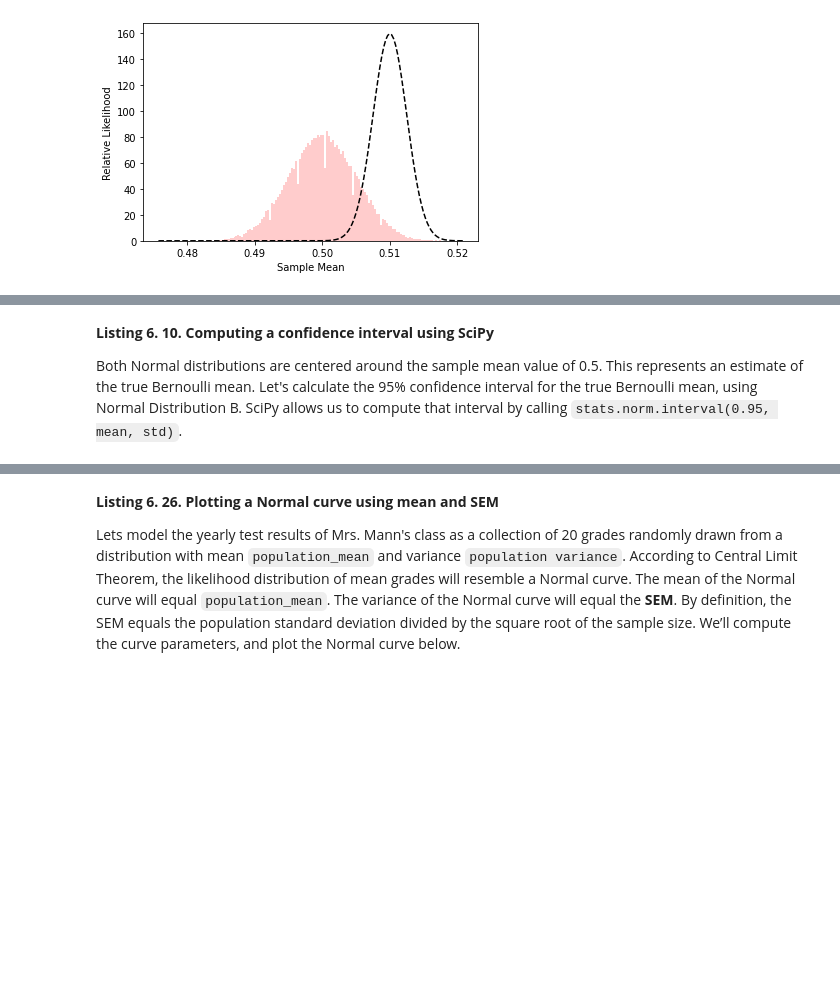
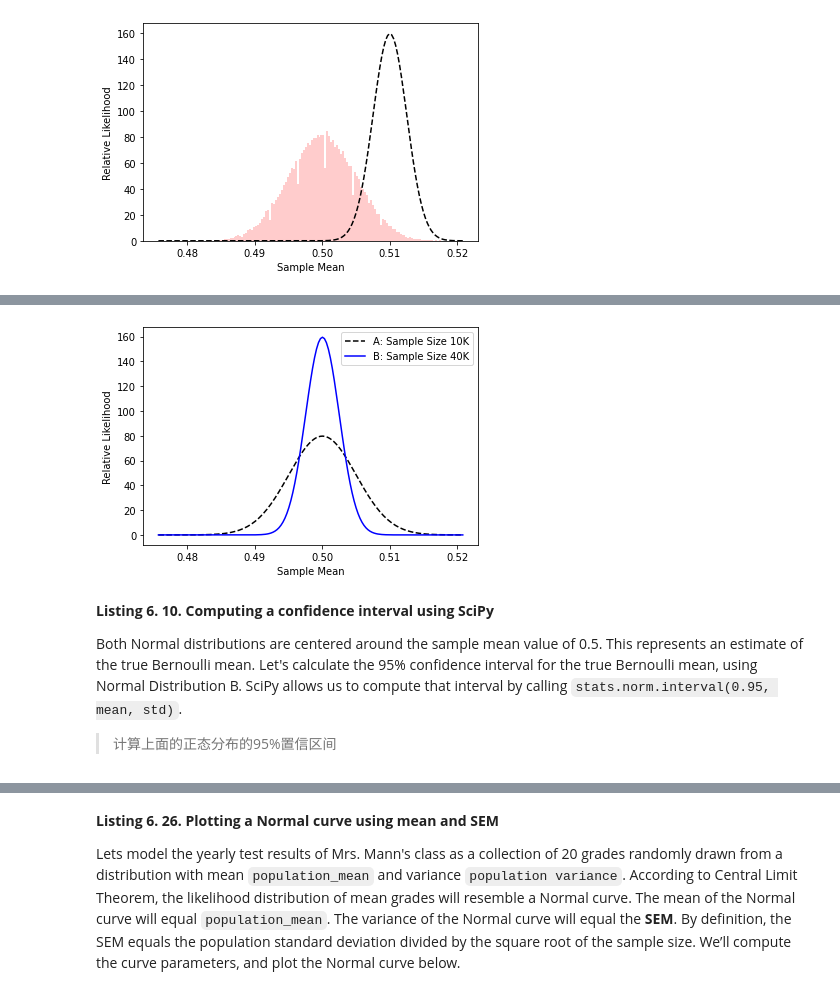
Before and after one commit to fangkun119/dsbootcamp, a Jupyter notebook: case_02/Case_Study2_Reading_Note.ipynb, the cells around one changed output, grey strips where cells are left out. Saved outputs shown, nothing was run; the diff lists cells and outputs as text; code cells hidden in the pictures; blank space fills up the shorter version.

```diff
--- a/case_02/Case_Study2_Reading_Note.ipynb
+++ b/case_02/Case_Study2_Reading_Note.ipynb
@@ -553,7 +676,10 @@ Each sampled frequency equals the mean of 10,000 randomly flipped coins. Therefo
 # %%
 sample_means = frequencies
-likelihoods, bin_edges, _ = plt.hist(sample_means, bins='auto',
-                                     edgecolor='black', density=True)
+likelihoods, bin_edges, _ = plt.hist(
+                                         sample_means,      #10000重贝努力试验的均值的可能取值
+                                         bins='auto',           #
+                                         edgecolor='black',  #
+                                         density=True)        #纵坐标为贝努力试验均值取当前值的概率密度（likelihoods），使得柱面下总面积为1
 plt.xlabel('Binned Sample Mean')
 plt.ylabel('Relative Likelihood')
 plt.show()
@@ -636,20 +784,29 @@ Let's quadruple the coin-flip sample size to 40,000 and plot the resulting distr
 # %%
 np.random.seed(0)
+
+# 前面代码100,0000轮10,000重贝努力试验产生的数据: A
+plt.plot(bin_edges, normal_likelihoods, color='k', linestyle='--', label='A: Sample Size 10K')
+
+# 100,000轮40,000重贝努力试验
 new_sample_size = 40000
 new_head_counts = np.random.binomial(new_sample_size, 0.5, 100000)
 new_mean, new_std = stats.norm.fit(new_head_counts / new_sample_size)
 new_likelihoods = stats.norm.pdf(bin_edges, new_mean, new_std)
-plt.plot(bin_edges, normal_likelihoods, color='k', linestyle='--',
-         label='A: Sample Size 10K')
+
+#  绘制100,000轮40,000重贝努力试验产生的数据: B
 plt.plot(bin_edges, new_likelihoods, color='b', label='B: Sample Size 40K')
 plt.legend()
 plt.xlabel('Sample Mean')
 plt.ylabel('Relative Likelihood')
 plt.show()
+# %% [output]
+[figure, added]
 # %% [markdown]
 **Listing 6. 10. Computing a confidence interval using SciPy**
 
 Both Normal distributions are centered around the sample mean value of 0.5. This represents an estimate of the true Bernoulli mean. Let's calculate the 95% confidence interval for the true Bernoulli mean, using Normal Distribution B. SciPy allows us to compute that interval by calling `stats.norm.interval(0.95, mean, std)`.
+
+> 计算上面的正态分布的95%置信区间
 # %%
 mean, std = new_mean, new_std
 start, end = stats.norm.interval(0.95, mean, std)
```
Also changed, not shown: parts of 156 cells of this notebook.
